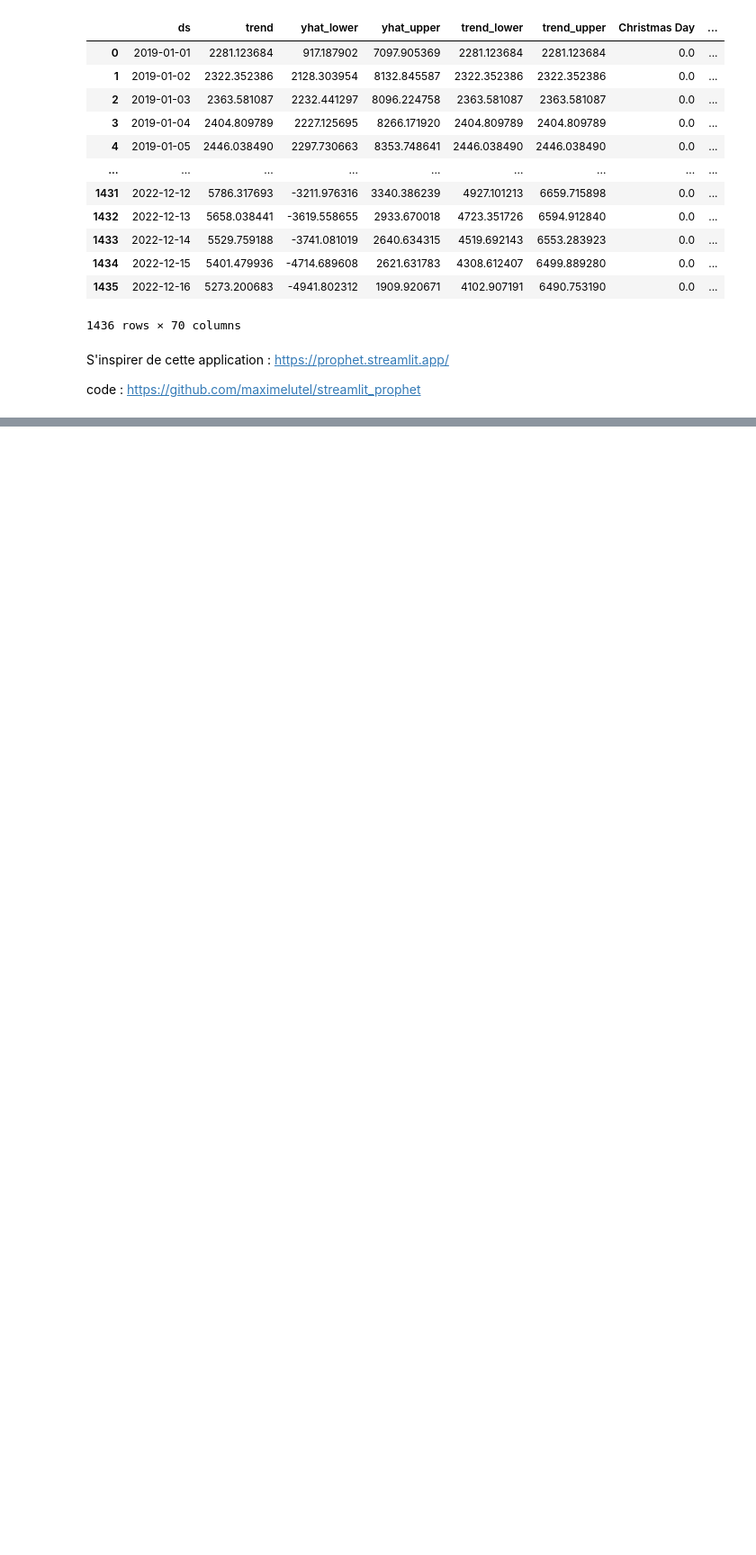
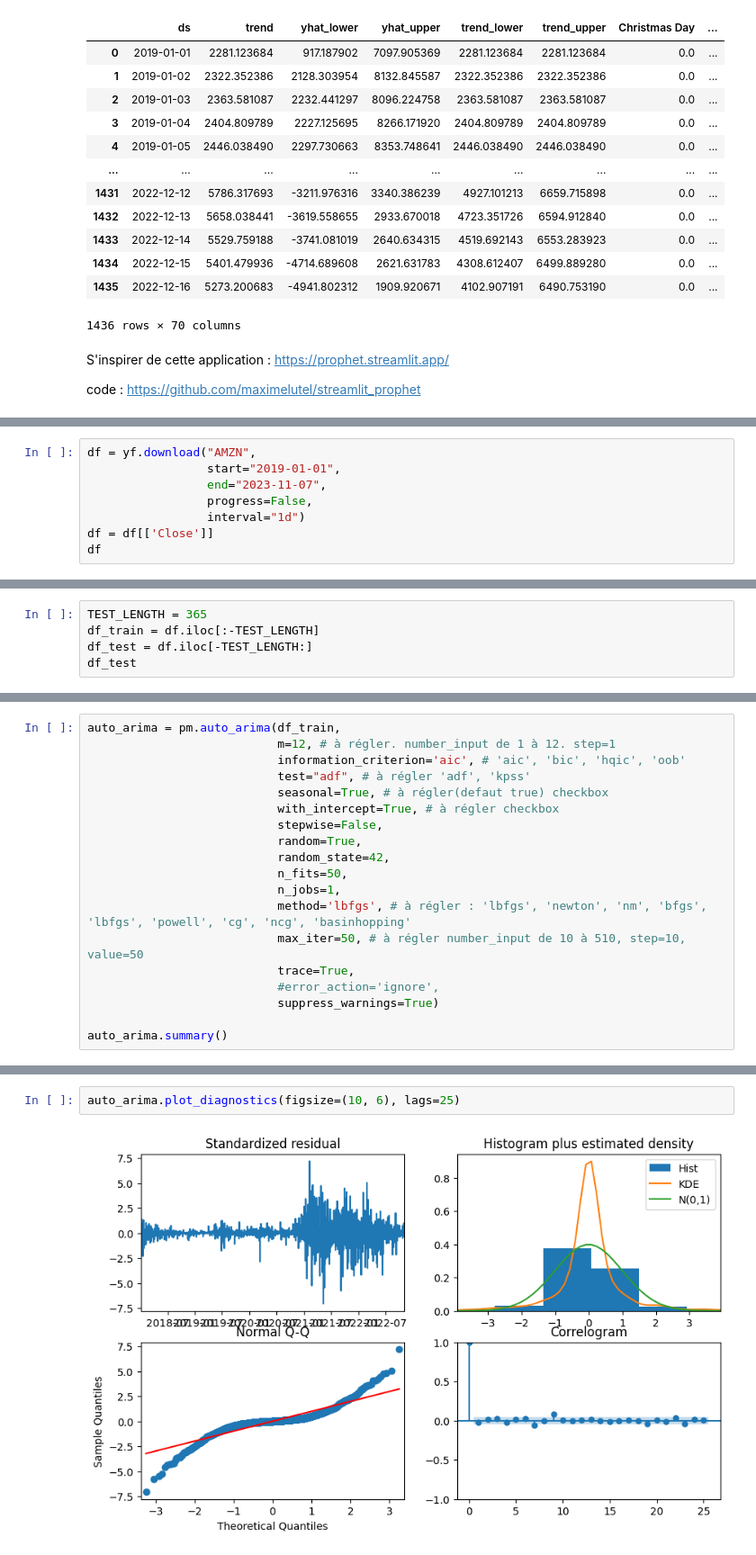
Before and after one commit to JosueAfouda/FinanceAPP, a Jupyter notebook: essai.ipynb, the cells around one changed output, grey strips where cells are left out. Shown at 90% size. Saved outputs shown, nothing was run; the diff lists cells and outputs as text; blank space fills up the shorter version.

```diff
--- a/essai.ipynb
+++ b/essai.ipynb
@@ -718,0 +726,8 @@ code : https://github.com/maximelutel/streamlit_prophet
+# %%
+df = yf.download("AMZN",
+                 start="2019-01-01",
+                 end="2023-11-07",
+                 progress=False,
+                 interval="1d")
+df = df[['Close']]
+df
@@ -718,0 +768,5 @@ code : https://github.com/maximelutel/streamlit_prophet
+# %%
+TEST_LENGTH = 365
+df_train = df.iloc[:-TEST_LENGTH]
+df_test = df.iloc[-TEST_LENGTH:]
+df_test
@@ -718,0 +808,19 @@ code : https://github.com/maximelutel/streamlit_prophet
+# %%
+auto_arima = pm.auto_arima(df_train,
+                           m=12, # à régler. number_input de 1 à 12. step=1
+                           information_criterion='aic', # 'aic', 'bic', 'hqic', 'oob'
+                           test="adf", # à régler 'adf', 'kpss'
+                           seasonal=True, # à régler(defaut true) checkbox
+                           with_intercept=True, # à régler checkbox
+                           stepwise=False,
+                           random=True,
+                           random_state=42,
+                           n_fits=50,
+                           n_jobs=1,
+                           method='lbfgs', # à régler : 'lbfgs', 'newton', 'nm', 'bfgs', 'lbfgs', 'powell', 'cg', 'ncg', 'basinhopping'
+                           max_iter=50, # à régler number_input de 10 à 510, step=10, value=50
+                           trace=True,
+                           #error_action='ignore',
+                           suppress_warnings=True)
+
+auto_arima.summary()
@@ -718,0 +871,4 @@ code : https://github.com/maximelutel/streamlit_prophet
+# %%
+auto_arima.plot_diagnostics(figsize=(10, 6), lags=25)
+# %% [output]
+[figure, added]
```
Also changed, not shown: parts of 24 cells of this notebook, 5 other files.
